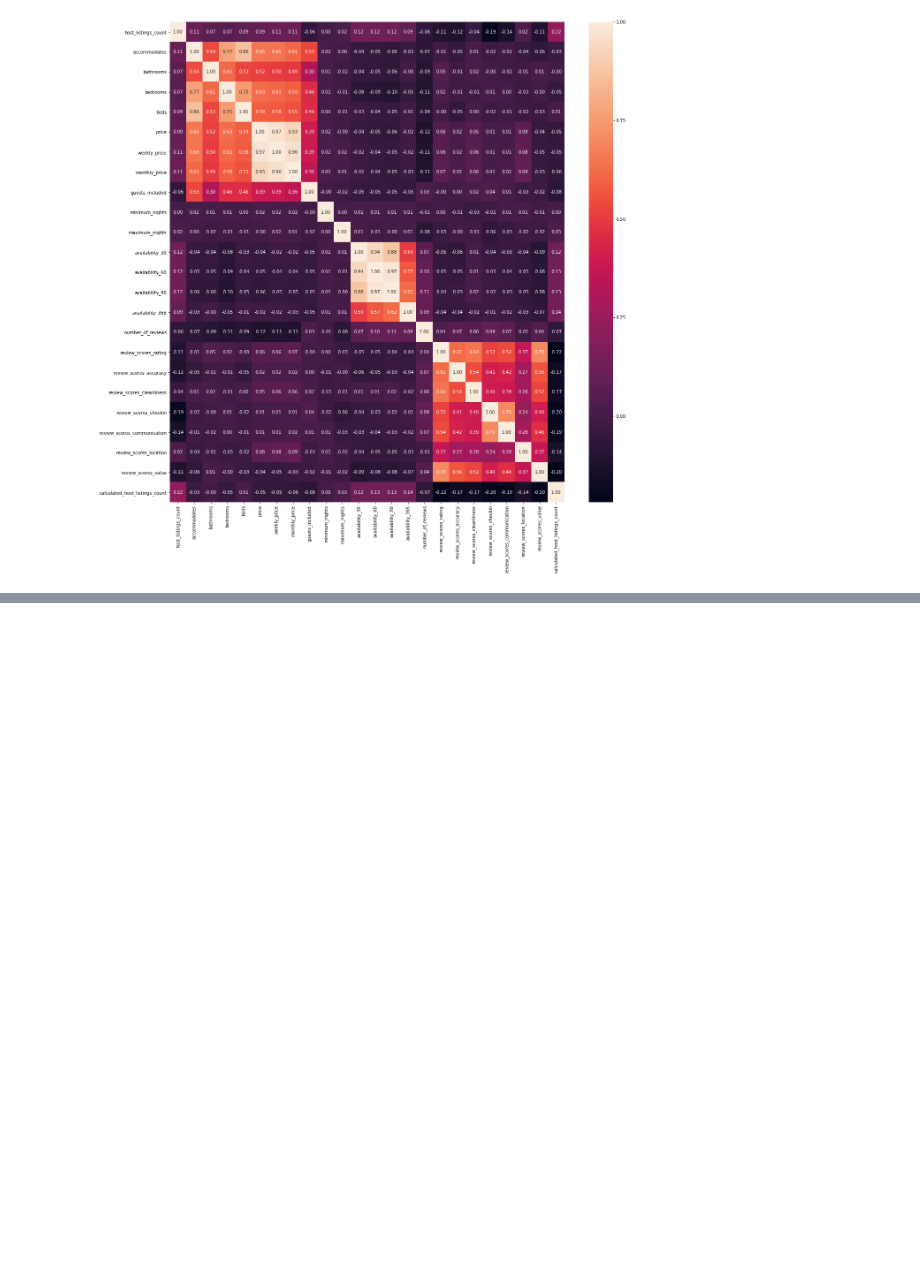
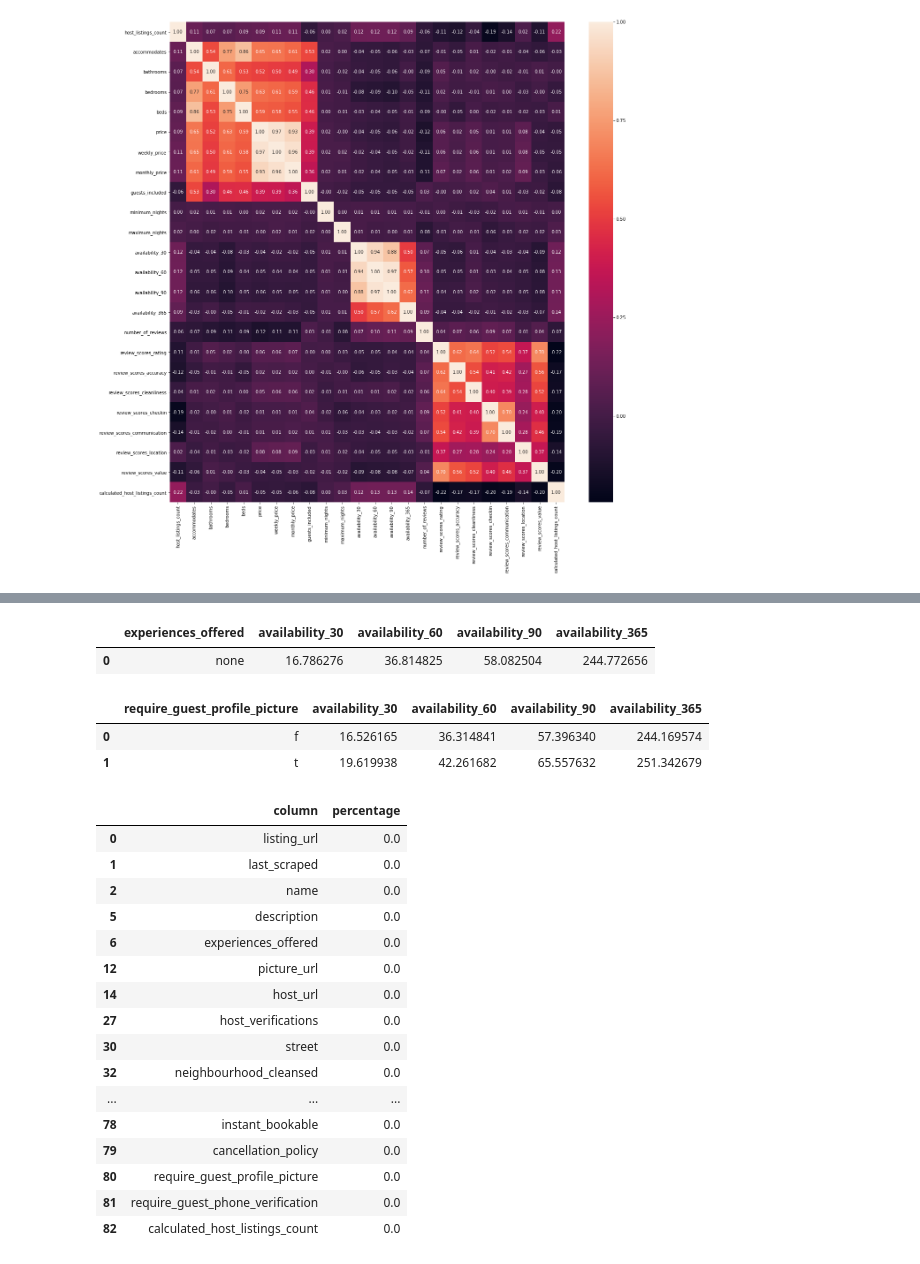
Before and after one commit to FrankTub/Airbnb-bookings, a Jupyter notebook: seattle_airbnb.ipynb, the cells around one changed output, grey strips where cells are left out. Drawn from its saved outputs; the diff is of its cells as text; code cells hidden in the pictures; blank space fills up the shorter version.

```diff
--- a/seattle_airbnb.ipynb
+++ b/seattle_airbnb.ipynb
@@ -130,3 +141,6 @@ fig, ax = plt.subplots(figsize=(20, 20))
 sns.heatmap(data.corr(), ax=ax, annot=True, fmt=".2f");
 # %% [output]
 [figure]
+# %%
+sf = data.isnull().mean()
+missing_data = pd.DataFrame({'column':sf.index, 'percentage':sf.values})
@@ -132,0 +196,31 @@ sns.heatmap(data.corr(), ax=ax, annot=True, fmt=".2f");
+# %%
+data.groupby(['experiences_offered']).mean()[['availability_30', 'availability_60', 'availability_90', 'availability_365']].reset_index()
+# %% [output]
+|  | experiences_offered | availability_30 | availability_60 | availability_90 | availability_365 |
+| 0 | none | 16.786276 | 36.814825 | 58.082504 | 244.772656 |
+# %%
+data.groupby(['require_guest_profile_picture']).mean()[['availability_30', 'availability_60', 'availability_90', 'availability_365']].reset_index()
+# %% [output]
+|  | require_guest_profile_picture | availability_30 | availability_60 | availability_90 | availability_365 |
+| 0 | f | 16.526165 | 36.314841 | 57.396340 | 244.169574 |
+| 1 | t | 19.619938 | 42.261682 | 65.557632 | 251.342679 |
+# %%
+missing_data[missing_data['percentage'] == 0]
+# %% [output]
+|  | column | percentage |
+| 0 | listing_url | 0.0 |
+| 1 | last_scraped | 0.0 |
+| 2 | name | 0.0 |
+| 5 | description | 0.0 |
+| 6 | experiences_offered | 0.0 |
+| 12 | picture_url | 0.0 |
+| 14 | host_url | 0.0 |
+| 27 | host_verifications | 0.0 |
+| 30 | street | 0.0 |
+| 32 | neighbourhood_cleansed | 0.0 |
+| ... | ... | ... |
+| 78 | instant_bookable | 0.0 |
+| 79 | cancellation_policy | 0.0 |
+| 80 | require_guest_profile_picture | 0.0 |
+| 81 | require_guest_phone_verification | 0.0 |
+| 82 | calculated_host_listings_count | 0.0 |
```
Also changed, not shown: parts of 10 cells of this notebook.
